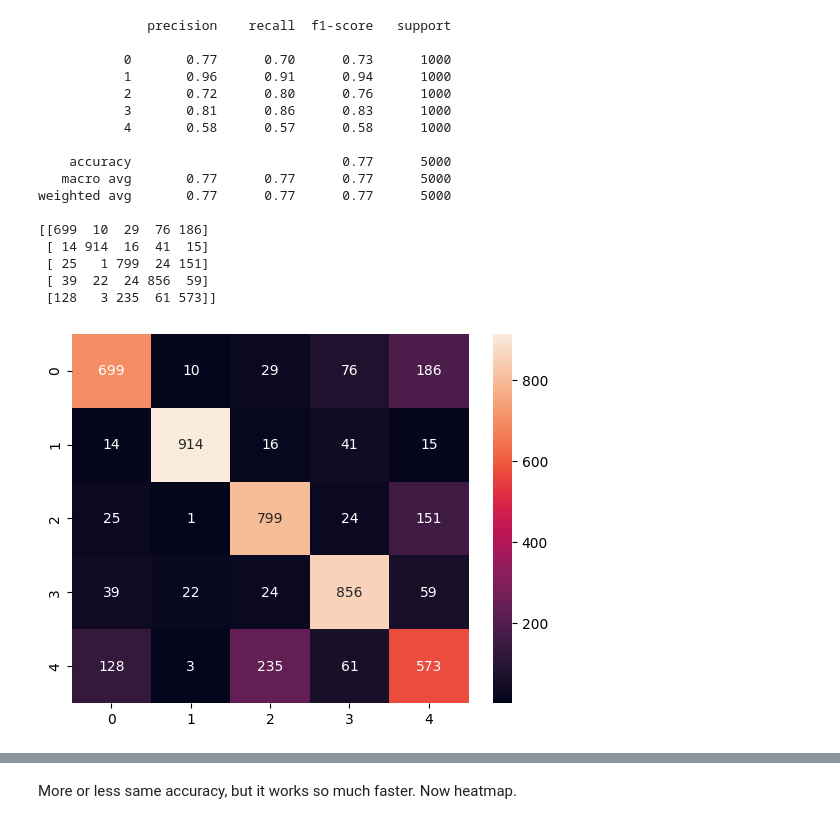
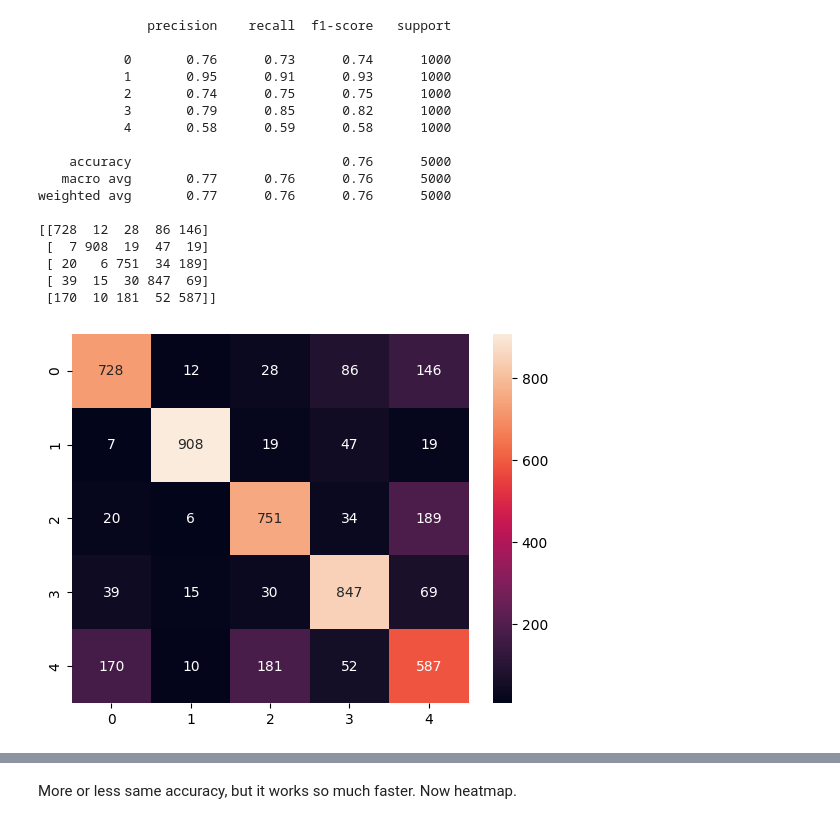
Before and after one commit to versroot/MLproject2024, a Jupyter notebook: tree2.ipynb, the cells around one changed output, grey strips where cells are left out. Saved outputs shown, nothing was run; the diff lists cells and outputs as text; code cells hidden in the pictures.

```diff
--- a/tree2.ipynb
+++ b/tree2.ipynb
@@ -263,50 +263,56 @@ import matplotlib.pyplot as plt
 train_data = np.load('MLProject2024/fashion_train.npy')
 test_data = np.load('MLProject2024/fashion_test.npy')
 
 train_images = train_data[:, :-1]
 train_labels = train_data[:, -1].astype(int)
 test_images = test_data[:, :-1]
 test_labels = test_data[:, -1].astype(int)
-#scailng - does nothing, but it's a requirement
-train_images = train_images / 255.0
-test_images = test_images / 255.0
+
+#normalizing
+mean = np.mean(train_images, axis=0)
+std = np.std(train_images, axis=0)
+train_images = (train_images - mean) / std
+test_images = (test_images - mean) / std
+
+
+
 decision_tree = MyDecisionTree(max_depth=10)
 
 
 # # #pca = 10/max_depth = 10
-pca = PCA(n_components=10)
+pca = PCA(n_components=110)
 pca.fit(train_images)
 train_pca_images = pca.transform(train_images)
 test_pca_images = pca.transform(test_images)
 decision_tree = MyDecisionTree(max_depth=10)
 decision_tree.fit(train_pca_images, train_labels)
 predictions = decision_tree.predict(test_pca_images)
 
 print(classification_report(test_labels, predictions))
 
 print(confusion_matrix(test_labels, predictions))
 #fancy confusion matrix
 
 sns.heatmap(confusion_matrix(test_labels, predictions), annot=True, fmt='d')
 plt.show()
 # %% [output]
               precision    recall  f1-score   support
 
-           0       0.77      0.70      0.73      1000
-           1       0.96      0.91      0.94      1000
-           2       0.72      0.80      0.76      1000
-           3       0.81      0.86      0.83      1000
-           4       0.58      0.57      0.58      1000
+           0       0.76      0.73      0.74      1000
+           1       0.95      0.91      0.93      1000
+           2       0.74      0.75      0.75      1000
+           3       0.79      0.85      0.82      1000
+           4       0.58      0.59      0.58      1000
 
-    accuracy                           0.77      5000
-   macro avg       0.77      0.77      0.77      5000
-weighted avg       0.77      0.77      0.77      5000
+    accuracy                           0.76      5000
+   macro avg       0.77      0.76      0.76      5000
+weighted avg       0.77      0.76      0.76      5000
 
-[[699  10  29  76 186]
- [ 14 914  16  41  15]
- [ 25   1 799  24 151]
- [ 39  22  24 856  59]
- [128   3 235  61 573]]
+[[728  12  28  86 146]
+ [  7 908  19  47  19]
+ [ 20   6 751  34 189]
+ [ 39  15  30 847  69]
+ [170  10 181  52 587]]
-[figure, old version]
+[figure, new version]
 # %%
 #test for different PCAs with fixed max_depth=10
```
Also changed, not shown: parts of 5 cells of this notebook, 1 other file.
